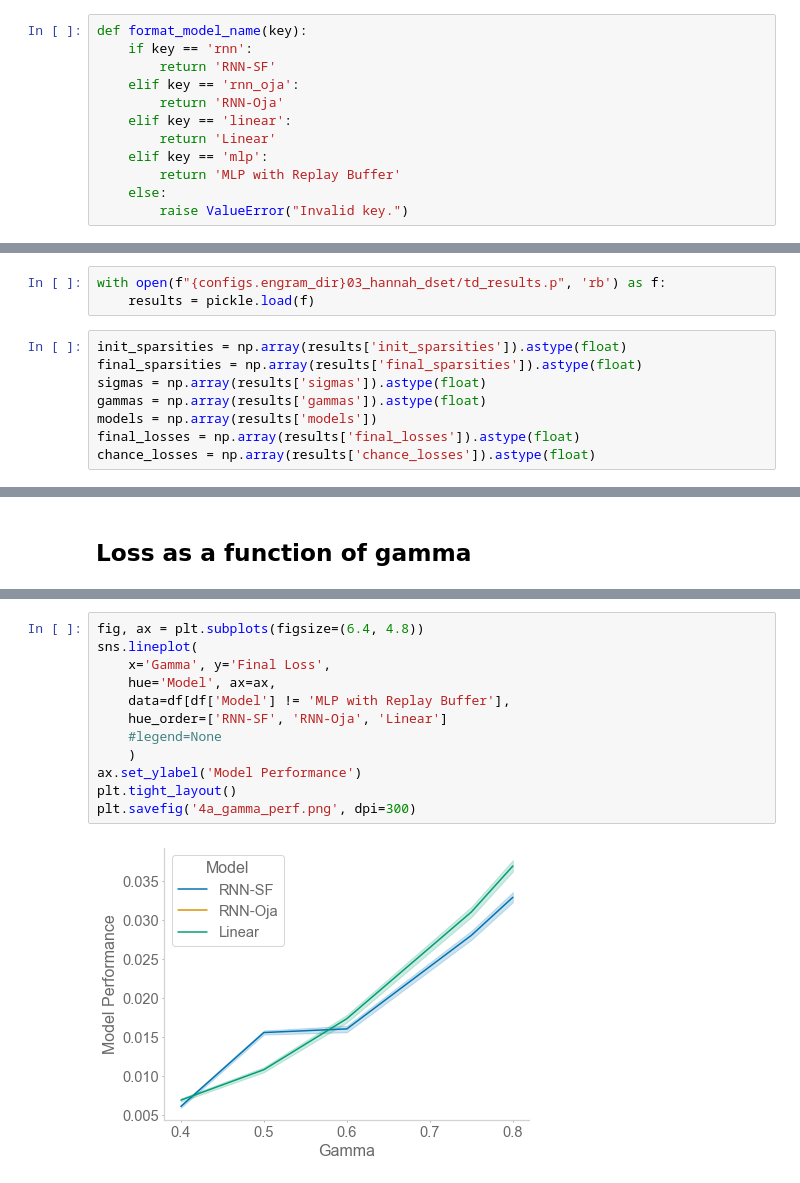
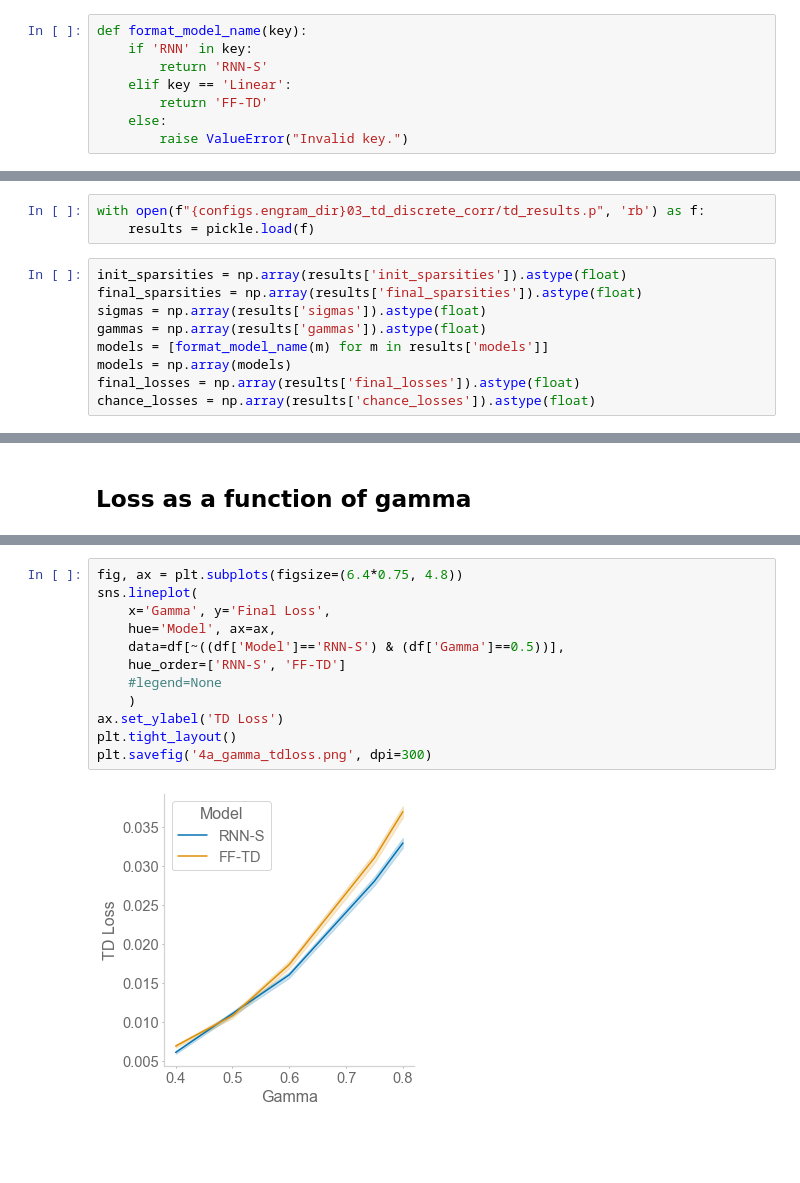
Before and after one commit to chingf/sr-project, a Jupyter notebook: notebooks/5bcdefg-td-error-hannah.ipynb, the cells around one changed output, grey strips where cells are left out. Saved outputs shown, nothing was run; the diff lists cells and outputs as text; blank space fills up the shorter version.

```diff
--- a/notebooks/5bcdefg-td-error-hannah.ipynb
+++ b/notebooks/5bcdefg-td-error-hannah.ipynb
@@ -21,14 +21,10 @@ import configs
 device = 'cpu'
 # %%
 def format_model_name(key):
-    if key == 'rnn':
-        return 'RNN-SF'
-    elif key == 'rnn_oja':
-        return 'RNN-Oja'
-    elif key == 'linear':
-        return 'Linear'
-    elif key == 'mlp':
-        return 'MLP with Replay Buffer'
+    if 'RNN' in key:
+        return 'RNN-S'
+    elif key == 'Linear':
+        return 'FF-TD'
     else:
         raise ValueError("Invalid key.")
 # %%
@@ -52,14 +48,15 @@ hue_order = ['RNN-SF']
 # %% [markdown]
 # Load results
 # %%
-with open(f"{configs.engram_dir}03_hannah_dset/td_results.p", 'rb') as f:
+with open(f"{configs.engram_dir}03_td_discrete_corr/td_results.p", 'rb') as f:
     results = pickle.load(f)
 # %%
 init_sparsities = np.array(results['init_sparsities']).astype(float)
 final_sparsities = np.array(results['final_sparsities']).astype(float)
 sigmas = np.array(results['sigmas']).astype(float)
 gammas = np.array(results['gammas']).astype(float)
-models = np.array(results['models'])
+models = [format_model_name(m) for m in results['models']]
+models = np.array(models)
 final_losses = np.array(results['final_losses']).astype(float)
 chance_losses = np.array(results['chance_losses']).astype(float)
 # %%
@@ -359,14 +396,14 @@ plt.savefig('4a_gamma_perf.png', dpi=300)
 # %%
-fig, ax = plt.subplots(figsize=(6.4, 4.8))
+fig, ax = plt.subplots(figsize=(6.4*0.75, 4.8))
 sns.lineplot(
     x='Gamma', y='Final Loss',
     hue='Model', ax=ax,
-    data=df[df['Model'] != 'MLP with Replay Buffer'],
-    hue_order=['RNN-SF', 'RNN-Oja', 'Linear']
+    data=df[~((df['Model']=='RNN-S') & (df['Gamma']==0.5))],
+    hue_order=['RNN-S', 'FF-TD']
     #legend=None
     )
-ax.set_ylabel('Model Performance')
+ax.set_ylabel('TD Loss')
 plt.tight_layout()
-plt.savefig('4a_gamma_perf.png', dpi=300)
+plt.savefig('4a_gamma_tdloss.png', dpi=300)
 # %% [output]
-[figure, old version]
+[figure, new version]
```
Also changed, not shown: parts of 13 cells of this notebook, 18 other files.
